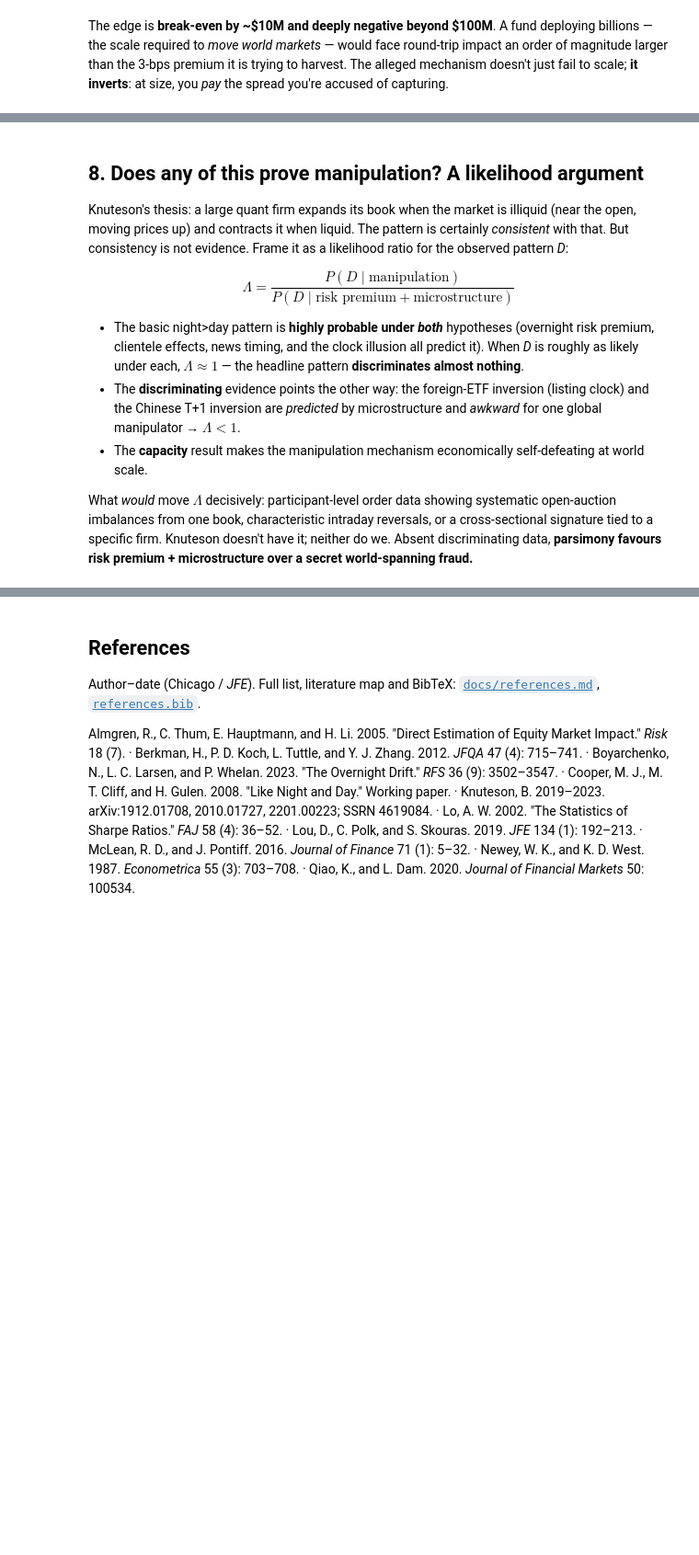
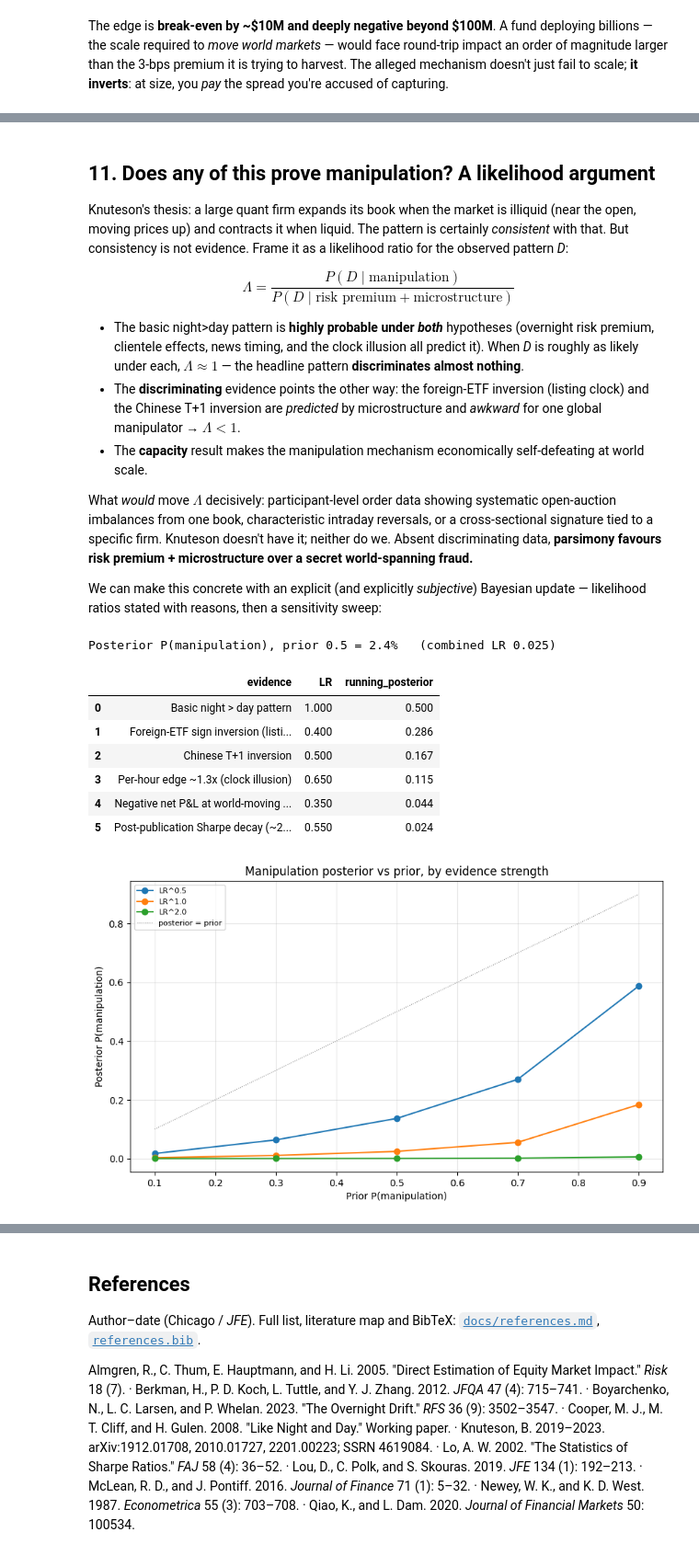
Before and after one commit to Guillain-RDCDE/Open-Alpha-Lab, a Jupyter notebook: notebooks/02_for_the_quants.ipynb, the cells around one changed output, grey strips where cells are left out. Shown at 92% size. Drawn from its saved outputs; the diff is of its cells as text; code cells hidden in the pictures; blank space fills up the shorter version.

```diff
--- a/notebooks/02_for_the_quants.ipynb
+++ b/notebooks/02_for_the_quants.ipynb
@@ -227,5 +304,5 @@ The edge is **break-even by ~\$10M and deeply negative beyond \$100M**. A fund d
 # %% [markdown]
-## 8. Does any of this prove manipulation? A likelihood argument
+## 11. Does any of this prove manipulation? A likelihood argument
 
 Knuteson's thesis: a large quant firm expands its book when the market is illiquid (near the open, moving prices up) and contracts it when liquid. The pattern is certainly *consistent* with that. But consistency is not evidence. Frame it as a likelihood ratio for the observed pattern *D*:
 
@@ -236,3 +313,27 @@ $$\Lambda = \frac{P(D \mid \text{manipulation})}{P(D \mid \text{risk premium} +
 - The **capacity** result makes the manipulation mechanism economically self-defeating at world scale.
 
 What *would* move $\Lambda$ decisively: participant-level order data showing systematic open-auction imbalances from one book, characteristic intraday reversals, or a cross-sectional signature tied to a specific firm. Knuteson doesn't have it; neither do we. Absent discriminating data, **parsimony favours risk premium + microstructure over a secret world-spanning fraud.**
+
+We can make this concrete with an explicit (and explicitly *subjective*) Bayesian update — likelihood ratios stated with reasons, then a sensitivity sweep:
+# %%
+post = bayes.manipulation_posterior(prior_manip=0.5)
+print(f"Posterior P(manipulation), prior 0.5 = {post['posterior_manip']:.1%}   (combined LR {post['combined_LR']:.3f})")
+display(post['steps'].round(3))
+grid = bayes.posterior_sensitivity(priors=(0.1,0.3,0.5,0.7,0.9), lr_scales=(0.5,1.0,2.0))
+ax = plt.subplot()
+for col in grid.columns:
+    ax.plot(grid.index, grid[col].values, marker='o', label=col)
+ax.plot(grid.index, grid.index, color='grey', ls=':', lw=.8, label='posterior = prior')
+ax.set_xlabel('Prior P(manipulation)'); ax.set_ylabel('Posterior P(manipulation)')
+ax.legend(fontsize=8); ax.grid(alpha=.3)
+ax.set_title('Manipulation posterior vs prior, by evidence strength'); plt.show()
+# %% [output]
+Posterior P(manipulation), prior 0.5 = 2.4%   (combined LR 0.025)
+|  | evidence | LR | running_posterior |
+| 0 | Basic night > day pattern | 1.000 | 0.500 |
+| 1 | Foreign-ETF sign inversion (listi... | 0.400 | 0.286 |
+| 2 | Chinese T+1 inversion | 0.500 | 0.167 |
+| 3 | Per-hour edge ~1.3x (clock illusion) | 0.650 | 0.115 |
+| 4 | Negative net P&L at world-moving ... | 0.350 | 0.044 |
+| 5 | Post-publication Sharpe decay (~2... | 0.550 | 0.024 |
+[figure, added]
```
Also changed, not shown: parts of 12 cells of this notebook, 3 other files.
